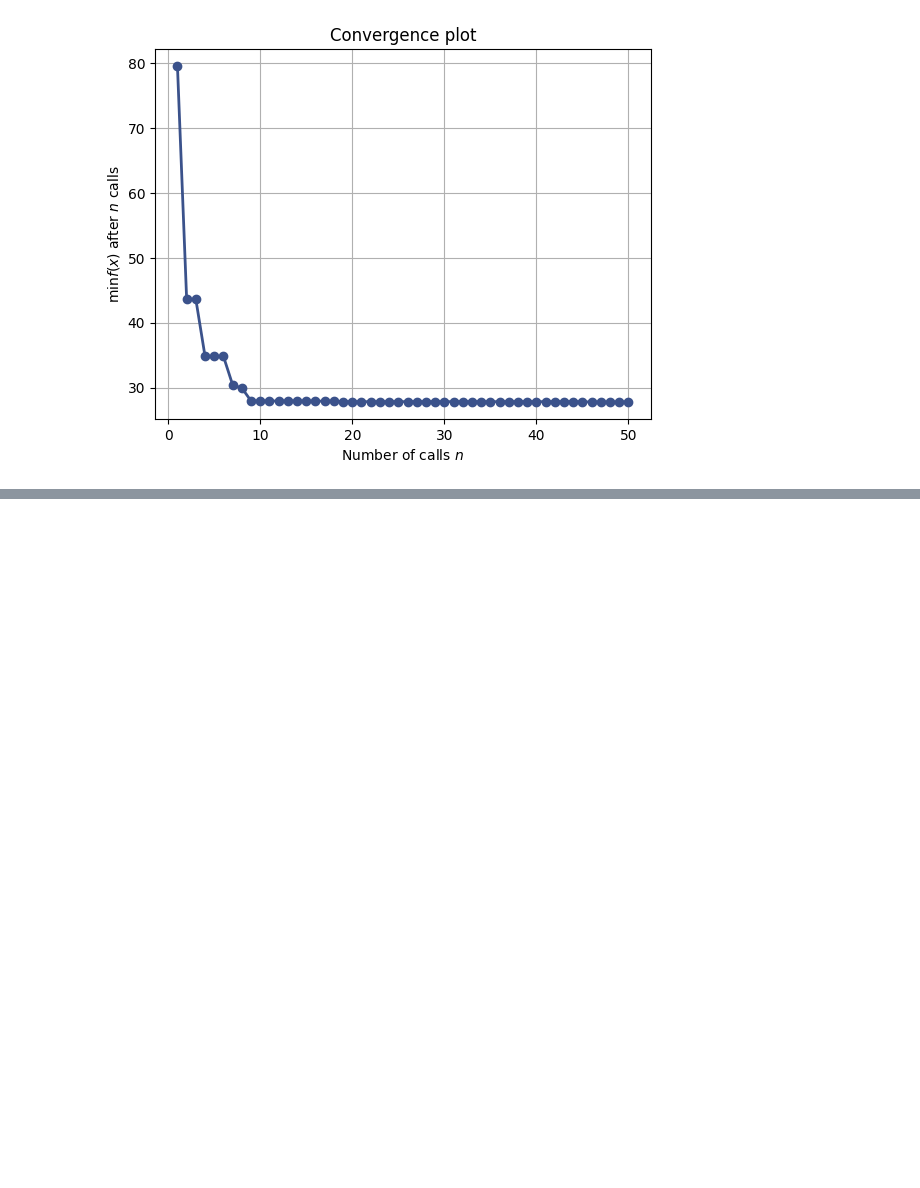
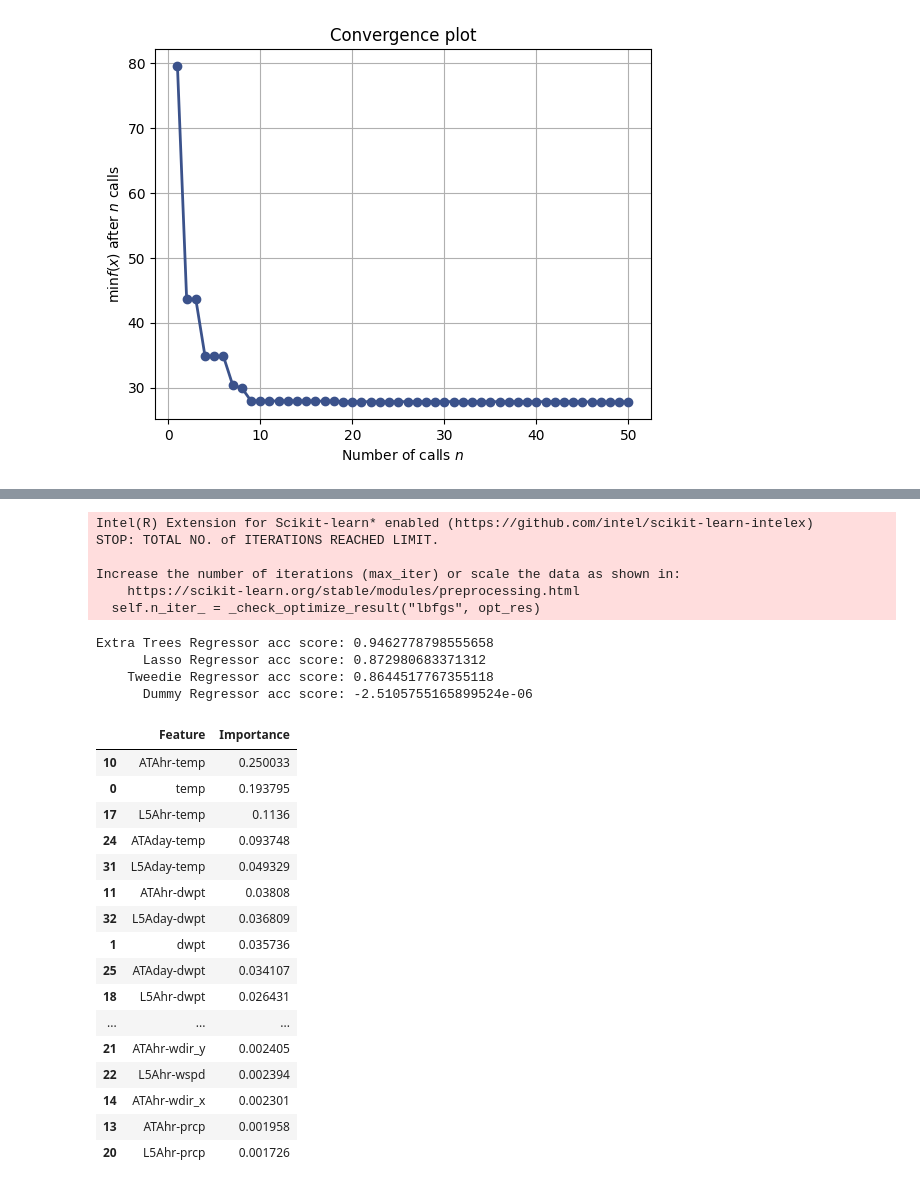
Before and after one commit to Pkeet99/Weatherman, a Jupyter notebook: supervised_models/aa_only_supervised_model.ipynb, the cells around one changed output, grey strips where cells are left out. Cells and saved outputs as stored; diff of their text form; code cells hidden in the pictures; blank space fills up the shorter version.

Commit message:
modified aa_only supervised model with features for averages

```diff
--- a/supervised_models/aa_only_supervised_model.ipynb
+++ b/supervised_models/aa_only_supervised_model.ipynb
@@ -199,0 +202,5 @@ plot_convergence(res_gp)
+# %%
+ROOT_DIR = os.path.realpath(os.path.join(os.getcwd(), '..'))
+aa_pkl_loc = os.path.join(ROOT_DIR, 'data','data','aa_historical.pkl')
+df = pd.read_pickle(aa_pkl_loc)
+df.columns
@@ -199,0 +218,12 @@ plot_convergence(res_gp)
+# %%
+df.drop(columns=['snow', 'wpgt','tsun','coco','Year'],inplace=True)
+cols = ['temp', 'dwpt', 'rhum', 'prcp', 'wdir', 'wspd', 'pres']
+for col in cols:
+    try:
+        df[col].fillna(df[f'ATAhr-{col}'],inplace=True)
+    except:
+        df[col].fillna(df[f'ATAhr-{col}_x'],inplace=True)
+    df[f'24 hr~{col}'] = df[col].shift(-24)
+df = df[df['24 hr~temp'].notna()]
+
+df.info()
@@ -199,0 +248,55 @@ plot_convergence(res_gp)
+# %%
+from sklearnex import patch_sklearn
+patch_sklearn()
+from sklearn.ensemble import ExtraTreesRegressor
+from sklearn import linear_model
+from sklearn.dummy import DummyRegressor
+from sklearn.model_selection import train_test_split
+X_cols = [col for col in df.columns if "~" not in col]
+X = df[X_cols]
+y = df['24 hr~temp']
+X_train, X_test, y_train, y_test = train_test_split(X, y, random_state=42)
+xt_reg = ExtraTreesRegressor(n_estimators=100, random_state=696,n_jobs=-1,).fit(X_train, y_train)
+lasso_reg = linear_model.Lasso(alpha=0.1).fit(X_train, y_train)
+tw_reg = linear_model.TweedieRegressor().fit(X_train, y_train)
+dummy_reg = DummyRegressor(strategy="mean").fit(X_train, y_train)
+# %% [output]
+Intel(R) Extension for Scikit-learn* enabled (https://github.com/intel/scikit-learn-intelex)
+STOP: TOTAL NO. of ITERATIONS REACHED LIMIT.
+
+Increase the number of iterations (max_iter) or scale the data as shown in:
+    https://scikit-learn.org/stable/modules/preprocessing.html
+  self.n_iter_ = _check_optimize_result("lbfgs", opt_res)
+# %%
+print(f"Extra Trees Regressor acc score: {xt_reg.score(X_test,y_test)}")
+print(f"      Lasso Regressor acc score: {lasso_reg.score(X_test,y_test)}")
+print(f"    Tweedie Regressor acc score: {tw_reg.score(X_test,y_test)}")
+print(f"      Dummy Regressor acc score: {dummy_reg.score(X_test,y_test)}")
+# %% [output]
+Extra Trees Regressor acc score: 0.9462778798555658
+      Lasso Regressor acc score: 0.872980683371312
+    Tweedie Regressor acc score: 0.8644517767355118
+      Dummy Regressor acc score: -2.5105755165899524e-06
+# %%
+feature_importance_df = pd.DataFrame([X.columns, xt_reg.feature_importances_]).transpose()
+feature_importance_df.columns = ['Feature', 'Importance']
+feature_importance_df.sort_values('Importance',ascending=False,inplace=True)
+feature_importance_df
+# %% [output]
+|  | Feature | Importance |
+| 10 | ATAhr-temp | 0.250033 |
+| 0 | temp | 0.193795 |
+| 17 | L5Ahr-temp | 0.1136 |
+| 24 | ATAday-temp | 0.093748 |
+| 31 | L5Aday-temp | 0.049329 |
+| 11 | ATAhr-dwpt | 0.03808 |
+| 32 | L5Aday-dwpt | 0.036809 |
+| 1 | dwpt | 0.035736 |
+| 25 | ATAday-dwpt | 0.034107 |
+| 18 | L5Ahr-dwpt | 0.026431 |
+| ... | ... | ... |
+| 21 | ATAhr-wdir_y | 0.002405 |
+| 22 | L5Ahr-wspd | 0.002394 |
+| 14 | ATAhr-wdir_x | 0.002301 |
+| 13 | ATAhr-prcp | 0.001958 |
+| 20 | L5Ahr-prcp | 0.001726 |
```
Also changed, not shown: parts of 4 cells of this notebook, 1 other file.
